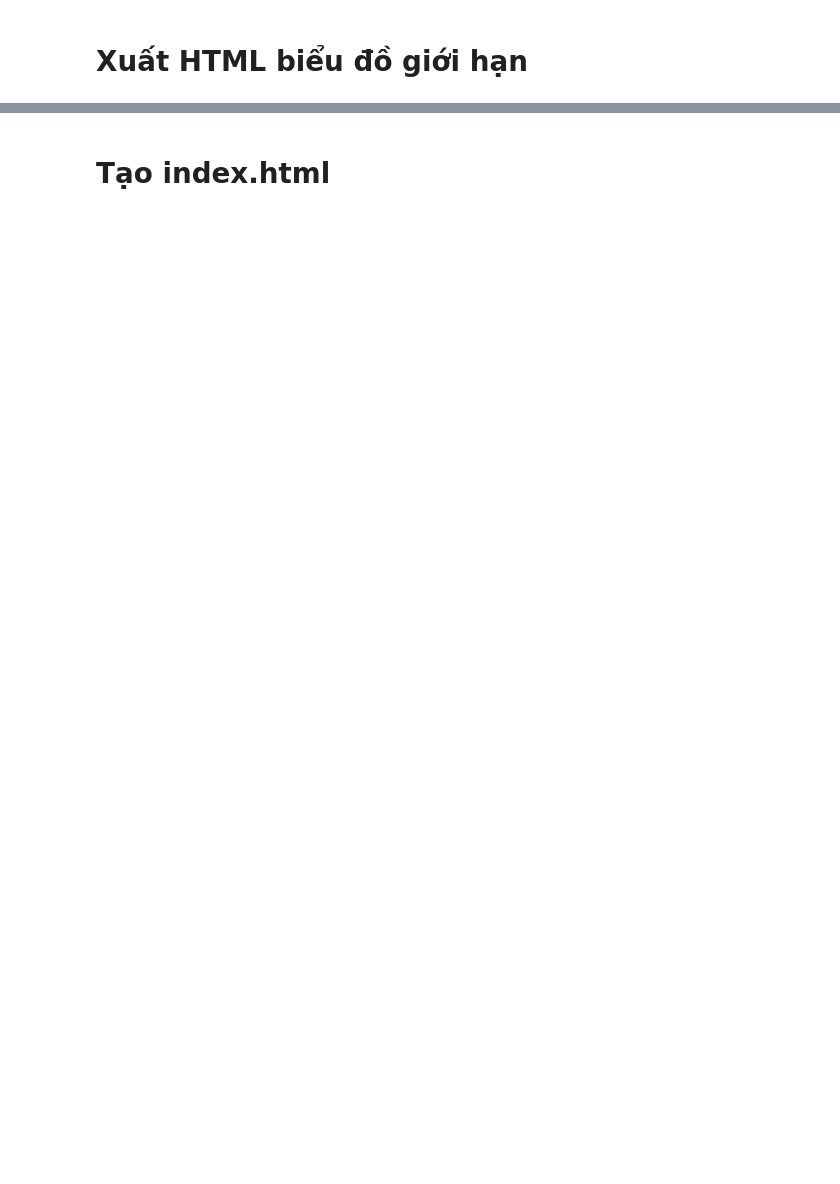
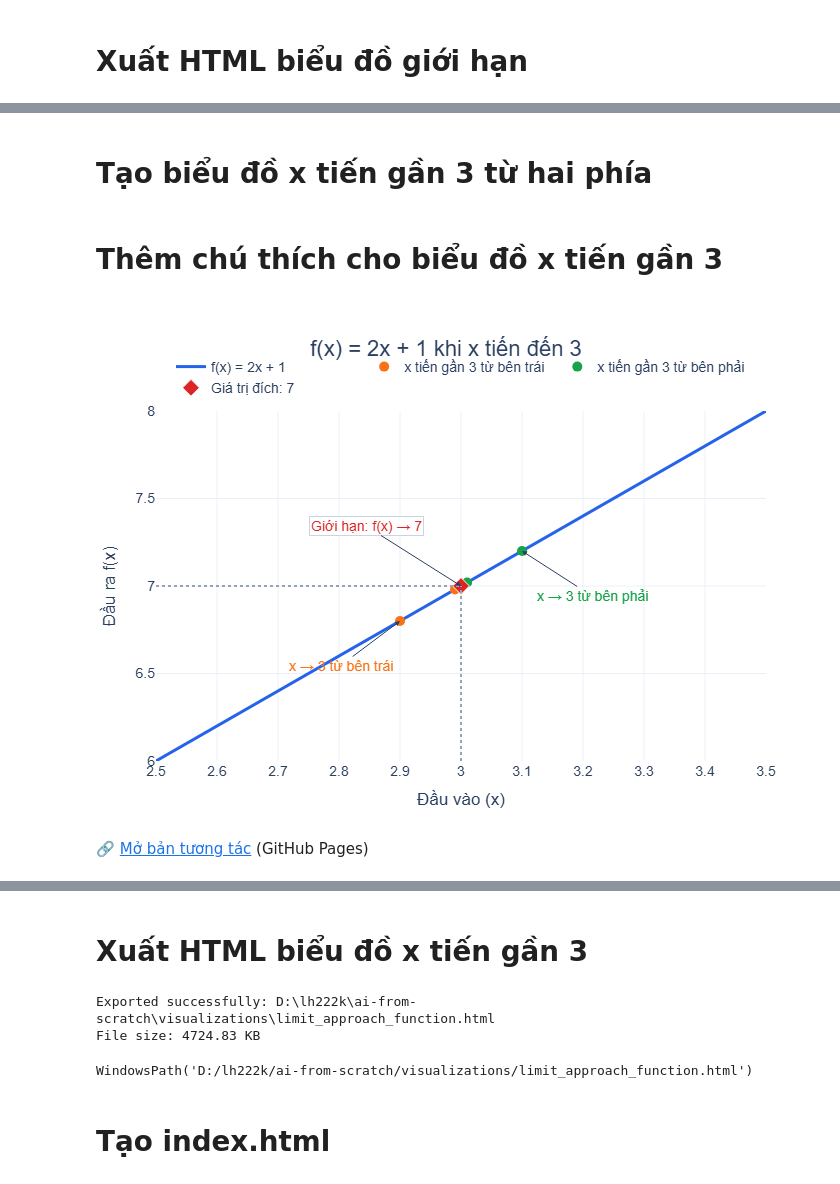
Before and after one commit to tlh222k/ai-from-scratch, a Jupyter notebook: visualizations/notebooks/function_visualization.ipynb, the cells around one changed output, grey strips where cells are left out. Cells and saved outputs as stored; diff of their text form; code cells hidden in the pictures; blank space fills up the shorter version.

Commit message:
add limit approach grap

```diff
--- a/visualizations/notebooks/function_visualization.ipynb
+++ b/visualizations/notebooks/function_visualization.ipynb
@@ -1131,0 +1196,2 @@ PosixPath('/tmp/claude-0/-home-claude/c62f9c70-8577-5f03-b289-4077dacce0e1/scrat
+# %% [markdown]
+# Tạo biểu đồ x tiến gần 3 từ hai phía
@@ -1131,0 +1377,53 @@ PosixPath('/tmp/claude-0/-home-claude/c62f9c70-8577-5f03-b289-4077dacce0e1/scrat
+# %% [markdown]
+# Thêm chú thích cho biểu đồ x tiến gần 3
+# %%
+approach_caption = r"""
+Xét hàm số \(f(x)=2x+1\) khi \(x\) tiến gần đến 3.
+
+<br><br>
+
+Khi các giá trị đầu vào \(x\) tiến gần 3 từ <strong>bên trái</strong>
+(chẳng hạn 2,9; 2,99) và từ <strong>bên phải</strong>
+(chẳng hạn 3,1; 3,01), các giá trị đầu ra \(f(x)\) tiến gần 7:
+
+\[
+f(2{,}9)=6{,}8,\quad f(2{,}99)=6{,}98,\quad f(2{,}999)=6{,}998
+\]
+
+\[
+f(3{,}1)=7{,}2,\quad f(3{,}01)=7{,}02,\quad f(3{,}001)=7{,}002
+\]
+
+<br>
+
+<strong>Giới hạn (limit)</strong> mô tả giá trị đích này, tức là 7:
+
+\[
+\lim_{x\to 3^-}f(x)=7,\qquad
+\lim_{x\to 3^+}f(x)=7
+\quad\Rightarrow\quad
+\lim_{x\to 3}(2x+1)=7
+\]
+
+<br>
+
+<strong>Ý tưởng chính:</strong>
+
+Giới hạn tồn tại khi giá trị của \(f(x)\) tiến gần cùng một số
+từ cả hai phía. Càng chọn \(x\) gần 3, khoảng cách
+\(|f(x)-7|\) càng nhỏ.
+"""
+
+
+add_caption(
+    fig=fig_approach,
+
+    caption=approach_caption,
+
+    title="Tìm hiểu giới hạn khi x tiến đến 3",
+
+    html_name="limit_approach_function.html"
+)
+# %% [output]
+[figure, added]
+🔗 Mở bản tương tác (GitHub Pages)
@@ -1132,3 +1431,21 @@ PosixPath('/tmp/claude-0/-home-claude/c62f9c70-8577-5f03-b289-4077dacce0e1/scrat
+# %% [markdown]
+# Xuất HTML biểu đồ x tiến gần 3
+# %%
+export_figure(
+    fig=fig_approach,
+
+    filename="limit_approach_function.html",
+
+    caption=approach_caption,
+
+    caption_title="Tìm hiểu giới hạn khi x tiến đến 3",
+
+    page_title="Giới hạn khi x tiến đến 3 - AI From Scratch"
+)
+# %% [output]
+Exported successfully: D:\lh222k\ai-from-scratch\visualizations\limit_approach_function.html
+File size: 4724.83 KB
+WindowsPath('D:/lh222k/ai-from-scratch/visualizations/limit_approach_function.html')
 # %% [markdown]
 # Tạo index.html
 # %%
```
Also changed, not shown: parts of 13 cells of this notebook, 5 other files.
